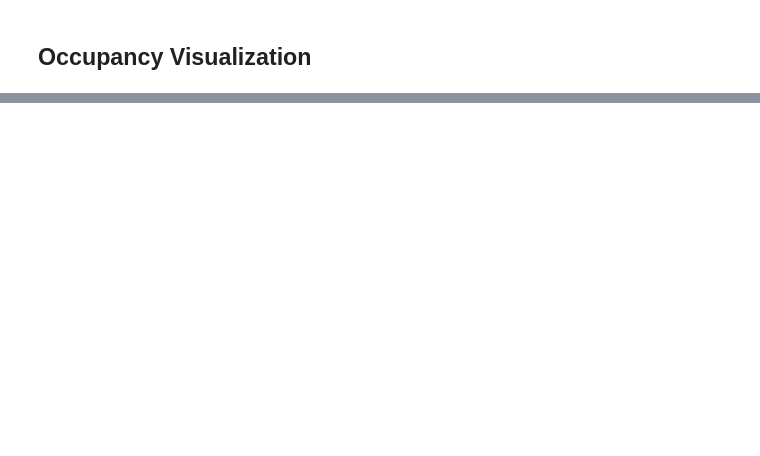
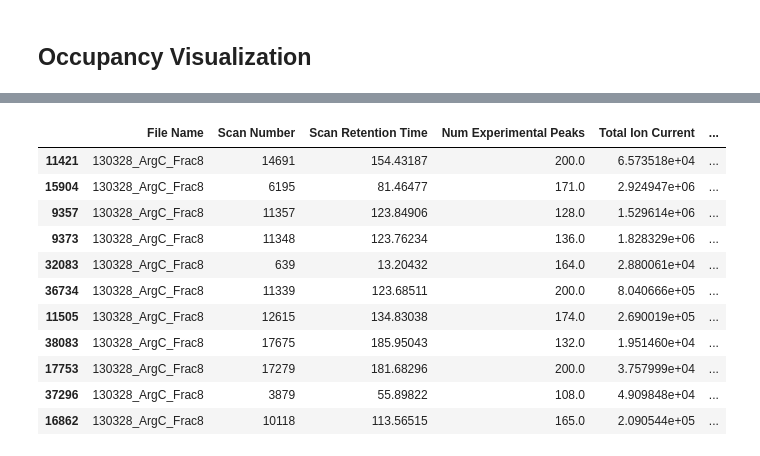
Before and after one commit to pcruzparri/Misc, a Jupyter notebook: jupyter_notebooks/Proteomics/peptide_search_mod_stoich.ipynb, the cells around one changed output, grey strips where cells are left out. Saved outputs shown, nothing was run; the diff lists cells and outputs as text; code cells hidden in the pictures; blank space fills up the shorter version.

```diff
--- a/jupyter_notebooks/Proteomics/peptide_search_mod_stoich.ipynb
+++ b/jupyter_notebooks/Proteomics/peptide_search_mod_stoich.ipynb
@@ -112,5 +126,10 @@ def string2rgba(string):
     vals = [random.random() for i in range(4)]
     return vals
 # %%
-occ = prot_get_occupancy(df)
-#occ['P55095']
+# Open file as dataframe
+
+fpath = r"C:\Users\Peter\Desktop\2024-08-07-16-45-12\Task1-SearchTask\AllPSMs.psmtsv"
+df_psms = pd.read_csv(fpath, sep='\t', low_memory=False)
+
+fpath2 = r"C:\Users\Peter\Desktop\2024-08-07-16-45-12\Task1-SearchTask\AllQuantifiedProteinGroups.tsv"
+df_pgs = pd.read_csv(fpath2, sep='\t', low_memory=False)
@@ -167,0 +181,17 @@ def peptide_get_occupancy(df):
+# %%
+gb = df_psms.groupby('Protein Accession')
+x = sorted(list(gb.groups.keys()), key=lambda x: len(x))[:10]
+pd.concat([gb.get_group(i) for i in x])
+# %% [output]
+|  | File Name | Scan Number | Scan Retention Time | Num Experimental Peaks | Total Ion Current | ... |
+| 11421 | 130328_ArgC_Frac8 | 14691 | 154.43187 | 200.0 | 6.573518e+04 | ... |
+| 15904 | 130328_ArgC_Frac8 | 6195 | 81.46477 | 171.0 | 2.924947e+06 | ... |
+| 9357 | 130328_ArgC_Frac8 | 11357 | 123.84906 | 128.0 | 1.529614e+06 | ... |
+| 9373 | 130328_ArgC_Frac8 | 11348 | 123.76234 | 136.0 | 1.828329e+06 | ... |
+| 32083 | 130328_ArgC_Frac8 | 639 | 13.20432 | 164.0 | 2.880061e+04 | ... |
+| 36734 | 130328_ArgC_Frac8 | 11339 | 123.68511 | 200.0 | 8.040666e+05 | ... |
+| 11505 | 130328_ArgC_Frac8 | 12615 | 134.83038 | 174.0 | 2.690019e+05 | ... |
+| 38083 | 130328_ArgC_Frac8 | 17675 | 185.95043 | 132.0 | 1.951460e+04 | ... |
+| 17753 | 130328_ArgC_Frac8 | 17279 | 181.68296 | 200.0 | 3.757999e+04 | ... |
+| 37296 | 130328_ArgC_Frac8 | 3879 | 55.89822 | 108.0 | 4.909848e+04 | ... |
+| 16862 | 130328_ArgC_Frac8 | 10118 | 113.56515 | 165.0 | 2.090544e+05 | ... |
```
Also changed, not shown: parts of 7 cells of this notebook, 2 other files.
